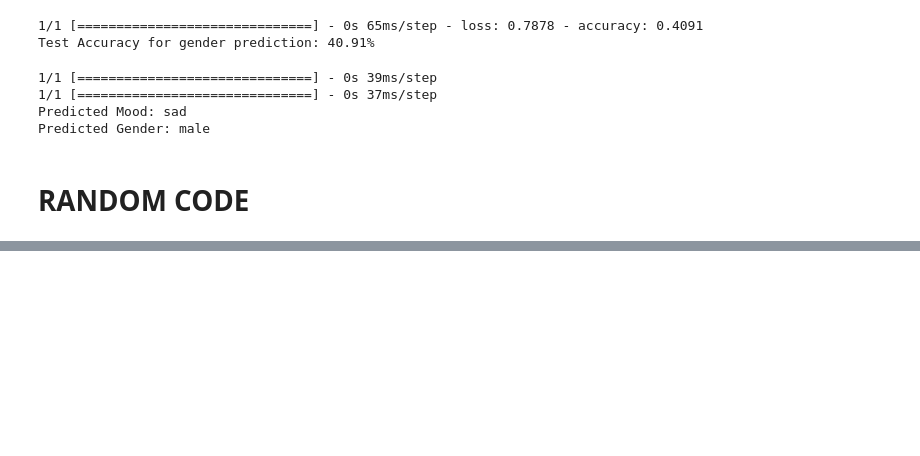
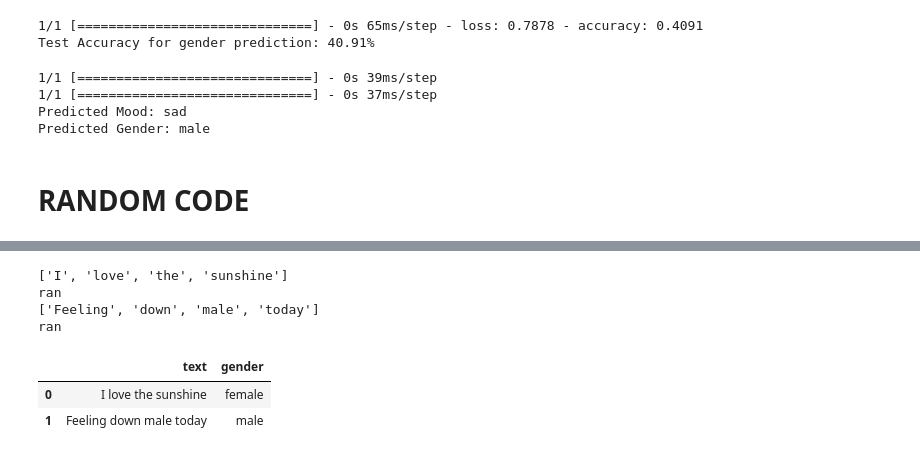
Before and after one commit to Kevy69/deep-machine-learning, a Jupyter notebook: Project/testing.ipynb, the cells around one changed output, grey strips where cells are left out. Drawn from its saved outputs; the diff is of its cells as text; code cells hidden in the pictures; blank space fills up the shorter version.

```diff
--- a/Project/testing.ipynb
+++ b/Project/testing.ipynb
@@ -218,0 +225,28 @@ df.sample(frac=1)
+# %%
+key_words = ['male', 'female']
+
+
+def update_gender(row):
+    words = row['text'].split(' ')
+
+    print(words)
+
+    for key_word in key_words:
+        print("ran")
+        if key_word in words: return key_word
+        else: return row['gender']
+
+
+
+# Assuming 'gender' and 'text' are columns in your DataFrame
+df['gender'] = df.apply(update_gender, axis=1)
+
+df
+# %% [output]
+['I', 'love', 'the', 'sunshine']
+ran
+['Feeling', 'down', 'male', 'today']
+ran
+|  | text | gender |
+| 0 | I love the sunshine | female |
+| 1 | Feeling down male today | male |
```
Also changed, not shown: parts of 3 cells of this notebook, 1 other file.
